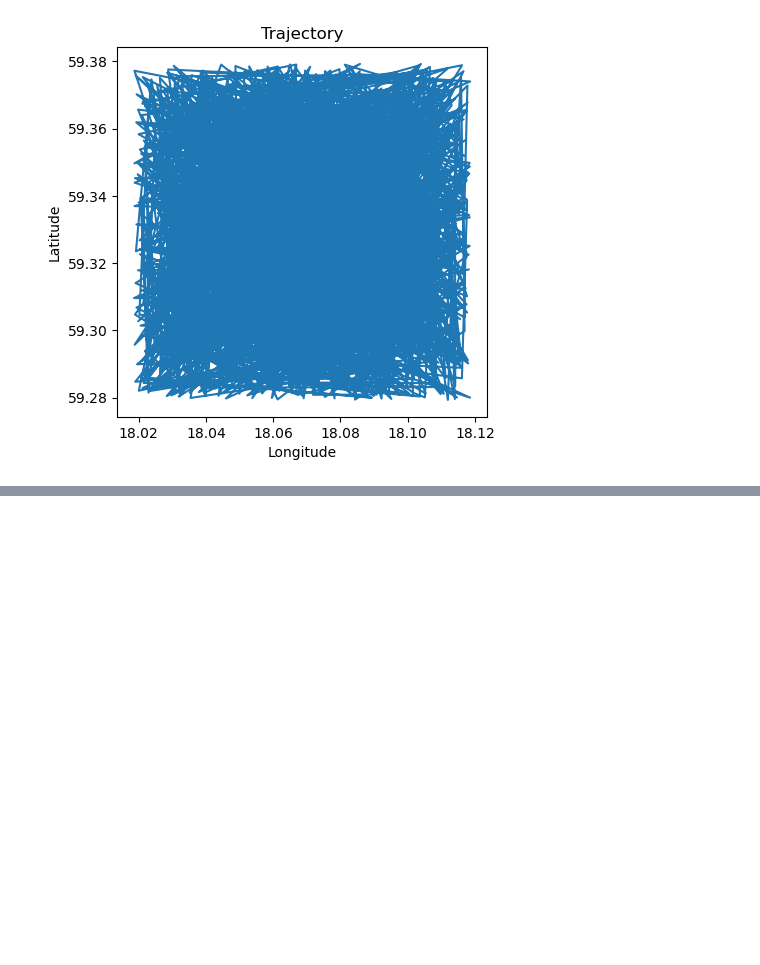
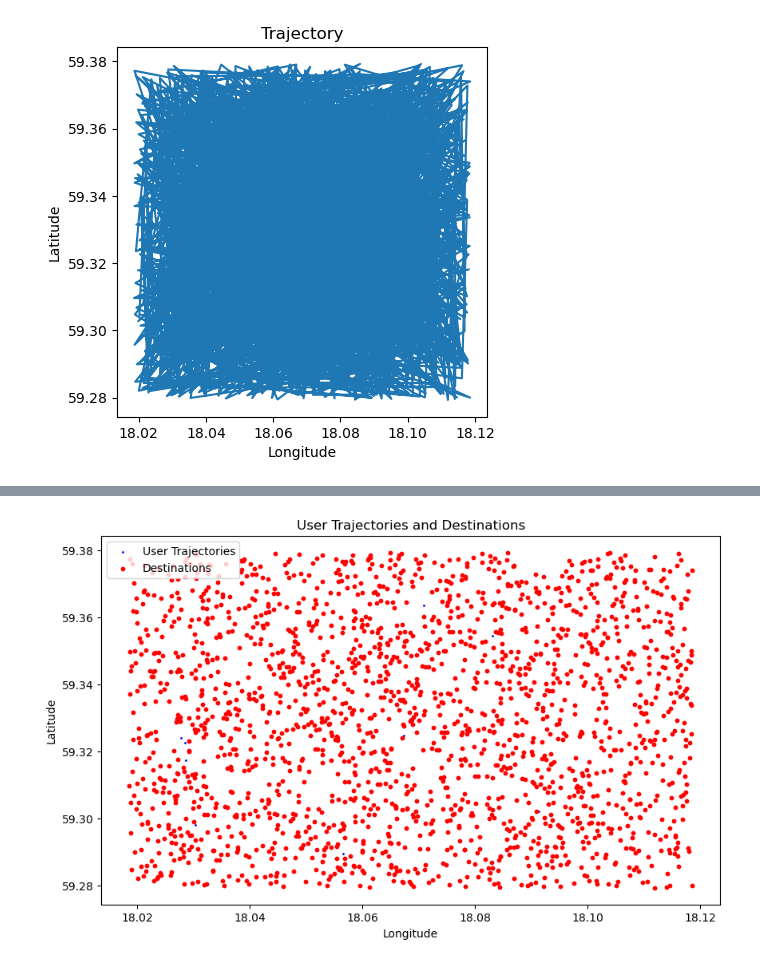
Before and after one commit to pablo-chacon/lbrp, a Jupyter notebook: gtfs/clustering_data.ipynb, the cells around one changed output, grey strips where cells are left out. Drawn from its saved outputs; the diff is of its cells as text; code cells hidden in the pictures; blank space fills up the shorter version.

Commit message:
sl_rtd, user_trajectories working
Signed-off-by: pablo <ekarlsson66@gmail.com>

```diff
--- a/gtfs/clustering_data.ipynb
+++ b/gtfs/clustering_data.ipynb
@@ -109,0 +151,7 @@ near_df
+# %%
+# Load the pickled data
+timetable = pd.read_pickle('timetable.pkl')
+ut_df = pd.read_pickle('gdf.pkl')
+dest_df = pd.read_pickle('dest.pkl')
+deviations = pd.read_pickle('deviations.pkl')
+nearby_stops = pd.read_pickle('nearby_stops.pkl')
@@ -109,0 +192,12 @@ near_df
+# %%
+# Plotting the user trajectories
+plt.figure(figsize=(10, 6))
+plt.scatter(ut_df['Longitude'], ut_df['Latitude'], c='blue', label='User Trajectories', s=1)
+plt.scatter(dest_df['Longitude'], dest_df['Latitude'], c='red', label='Destinations', s=10)
+plt.xlabel('Longitude')
+plt.ylabel('Latitude')
+plt.title('User Trajectories and Destinations')
+plt.legend()
+plt.show()
+# %% [output]
+[figure, added]
```
Also changed, not shown: parts of 8 cells of this notebook, 8 other files.
